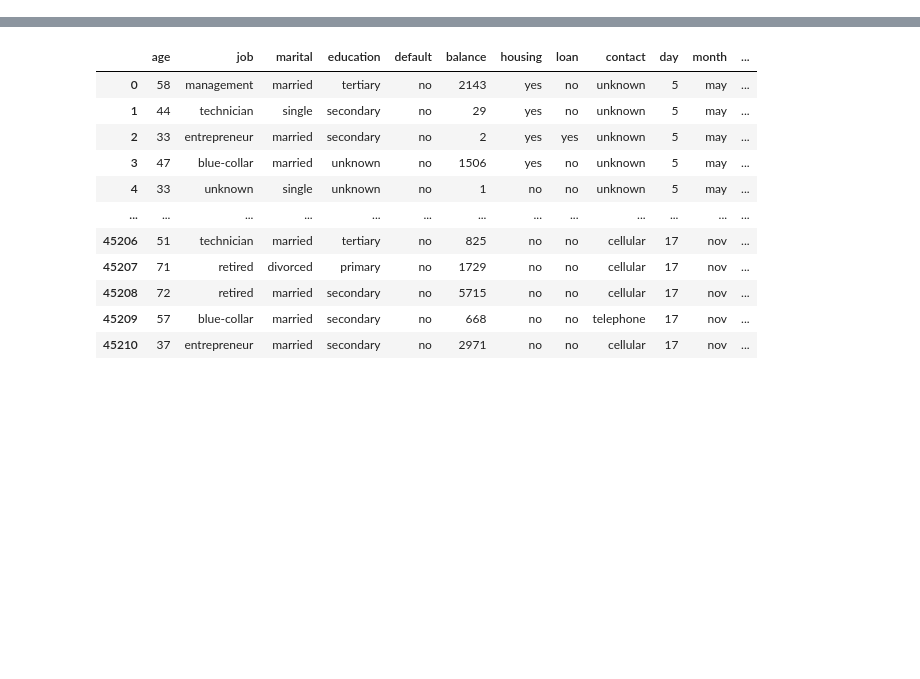
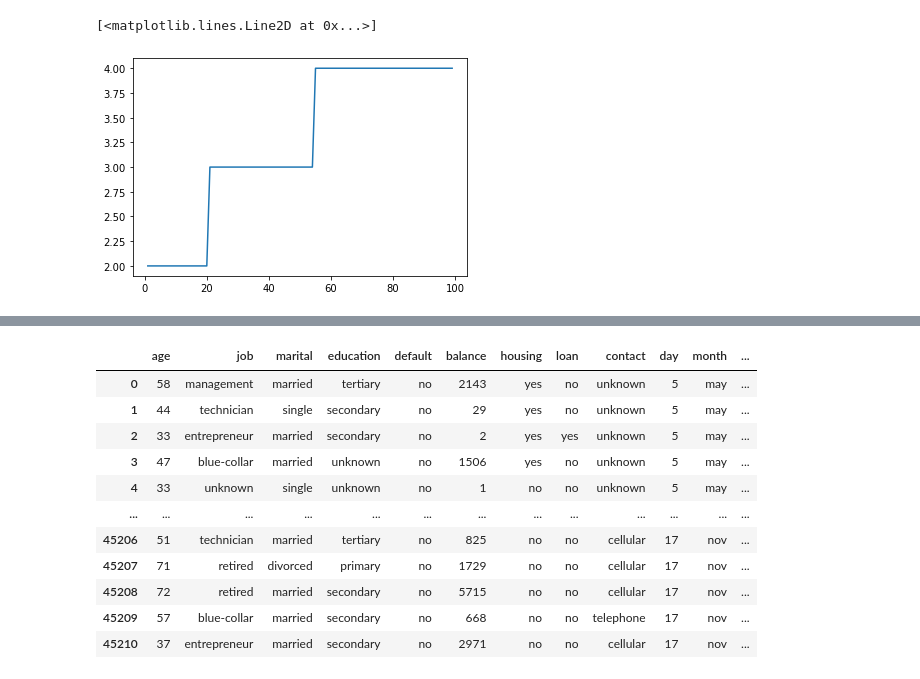
Before and after one commit to pyensemble/wildwood, a Jupyter notebook: essai-biner.ipynb, the cells around one changed output, grey strips where cells are left out. Drawn from its saved outputs; the diff is of its cells as text; code cells hidden in the pictures; blank space fills up the shorter version.

```diff
--- a/essai-biner.ipynb
+++ b/essai-biner.ipynb
@@ -19,0 +70,10 @@ for col_idx, (col_name, col_dtype) in enumerate(df.dtypes.items()):
+# %%
+import numpy as np
+import matplotlib.pyplot as plt
+n = np.arange(1, 100)
+
+y = np.maximum(2, np.floor(np.log(n)))
+plt.plot(n, y)
+# %% [output]
+[<matplotlib.lines.Line2D at 0x...>]
+[figure, added]
```
Also changed, not shown: parts of 16 cells of this notebook, 7 other files.
